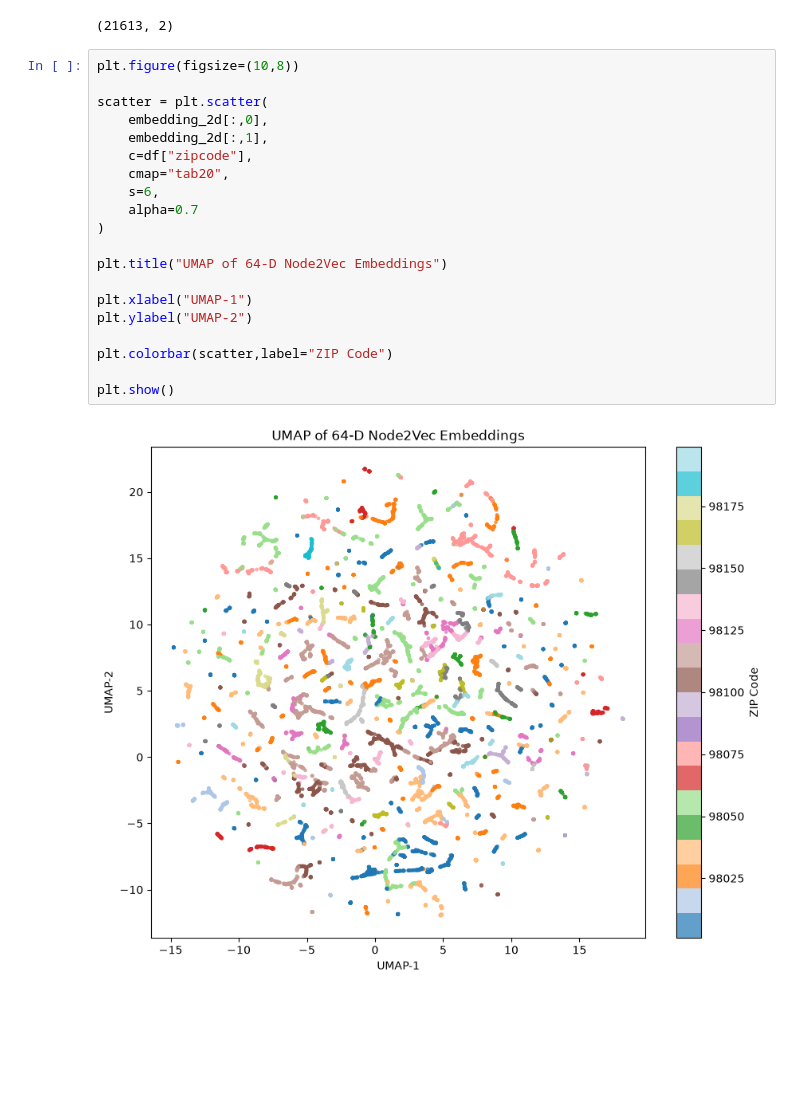
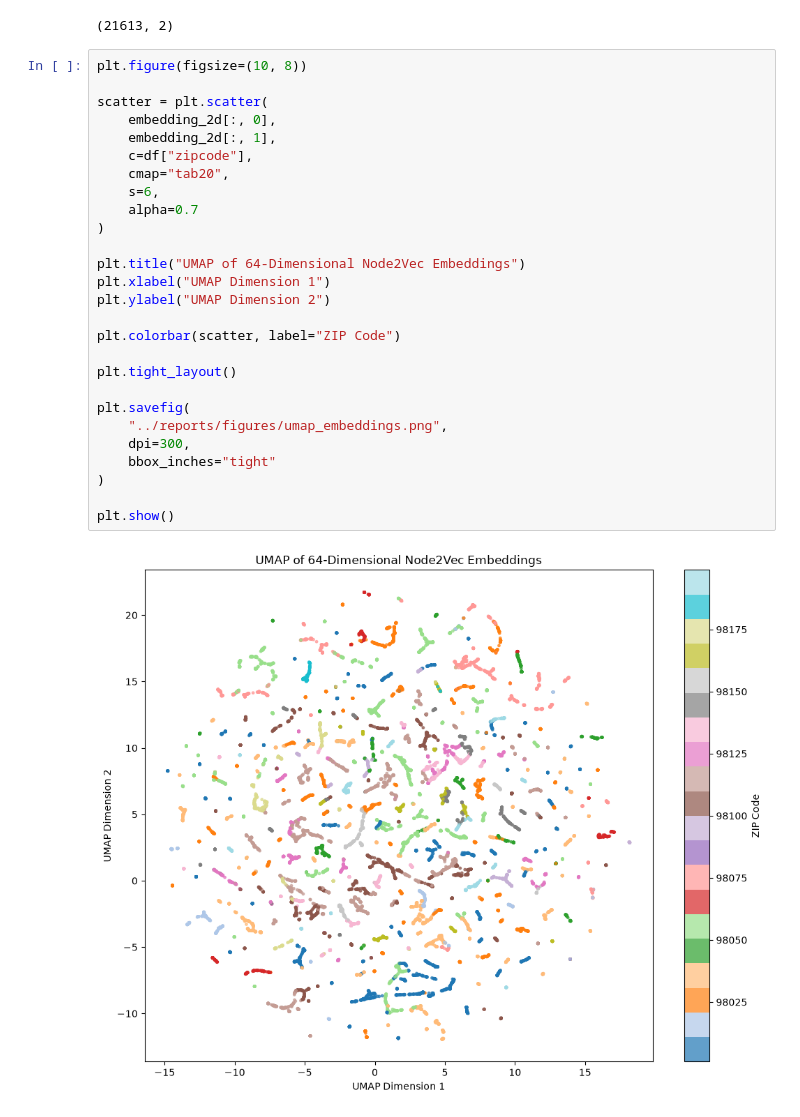
Before and after one commit to Hariharan0-h/GeoValNet, a Jupyter notebook: notebooks/05_spatial_embeddings.ipynb, the cells around one changed output. Drawn from its saved outputs; the diff is of its cells as text; blank space fills up the shorter version.

Commit message:
viz: export UMAP plot to reports/figures/ for final report

```diff
--- a/notebooks/05_spatial_embeddings.ipynb
+++ b/notebooks/05_spatial_embeddings.ipynb
@@ -74,25 +74,32 @@ embedding_2d = reducer.fit_transform(embeddings)
 print(embedding_2d.shape)
 # %% [output]
 (21613, 2)
-# %%
-plt.figure(figsize=(10,8))
-
-scatter = plt.scatter(
-    embedding_2d[:,0],
-    embedding_2d[:,1],
-    c=df["zipcode"],
-    cmap="tab20",
-    s=6,
-    alpha=0.7
-)
-
-plt.title("UMAP of 64-D Node2Vec Embeddings")
-
-plt.xlabel("UMAP-1")
-plt.ylabel("UMAP-2")
-
-plt.colorbar(scatter,label="ZIP Code")
-
-plt.show()
-# %% [output]
-[figure, removed]
+# %%
+plt.figure(figsize=(10, 8))
+
+scatter = plt.scatter(
+    embedding_2d[:, 0],
+    embedding_2d[:, 1],
+    c=df["zipcode"],
+    cmap="tab20",
+    s=6,
+    alpha=0.7
+)
+
+plt.title("UMAP of 64-Dimensional Node2Vec Embeddings")
+plt.xlabel("UMAP Dimension 1")
+plt.ylabel("UMAP Dimension 2")
+
+plt.colorbar(scatter, label="ZIP Code")
+
+plt.tight_layout()
+
+plt.savefig(
+    "../reports/figures/umap_embeddings.png",
+    dpi=300,
+    bbox_inches="tight"
+)
+
+plt.show()
+# %% [output]
+[figure, added]
```
Also changed, not shown: parts of 1 cell of this notebook, 1 other file.
